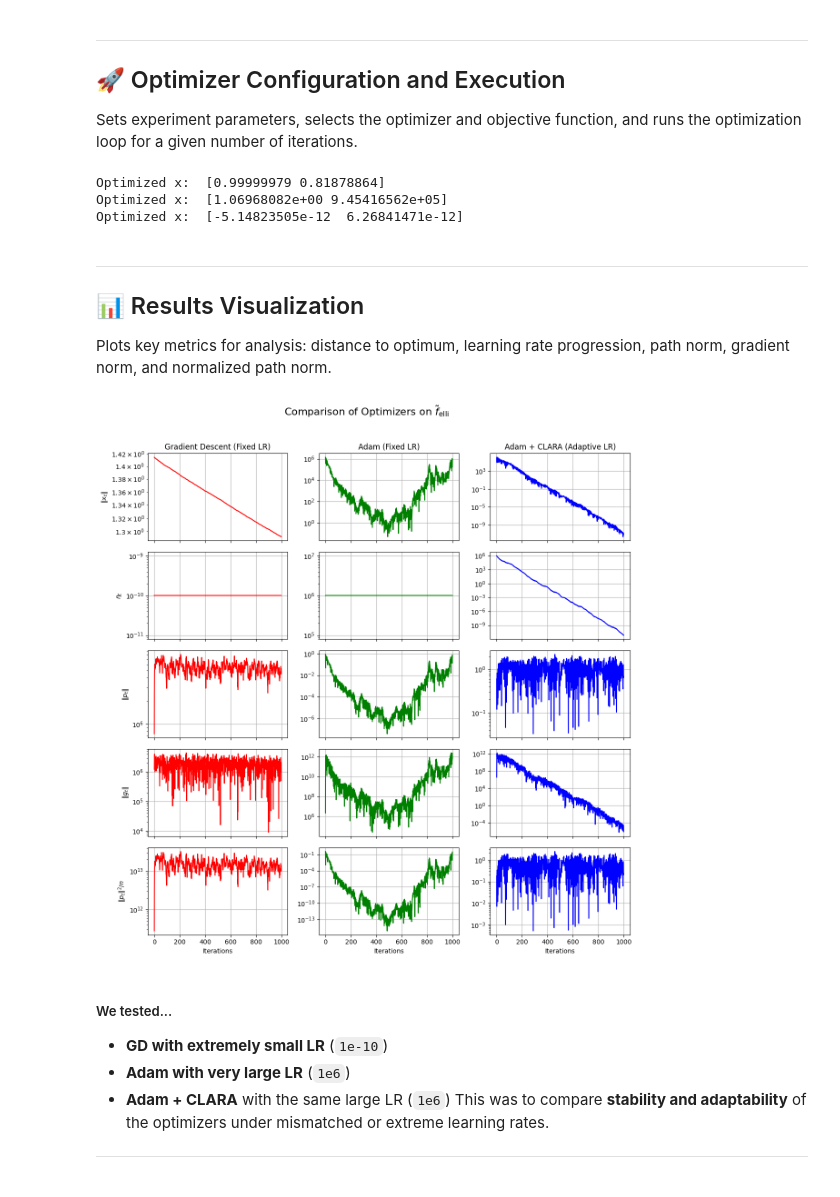
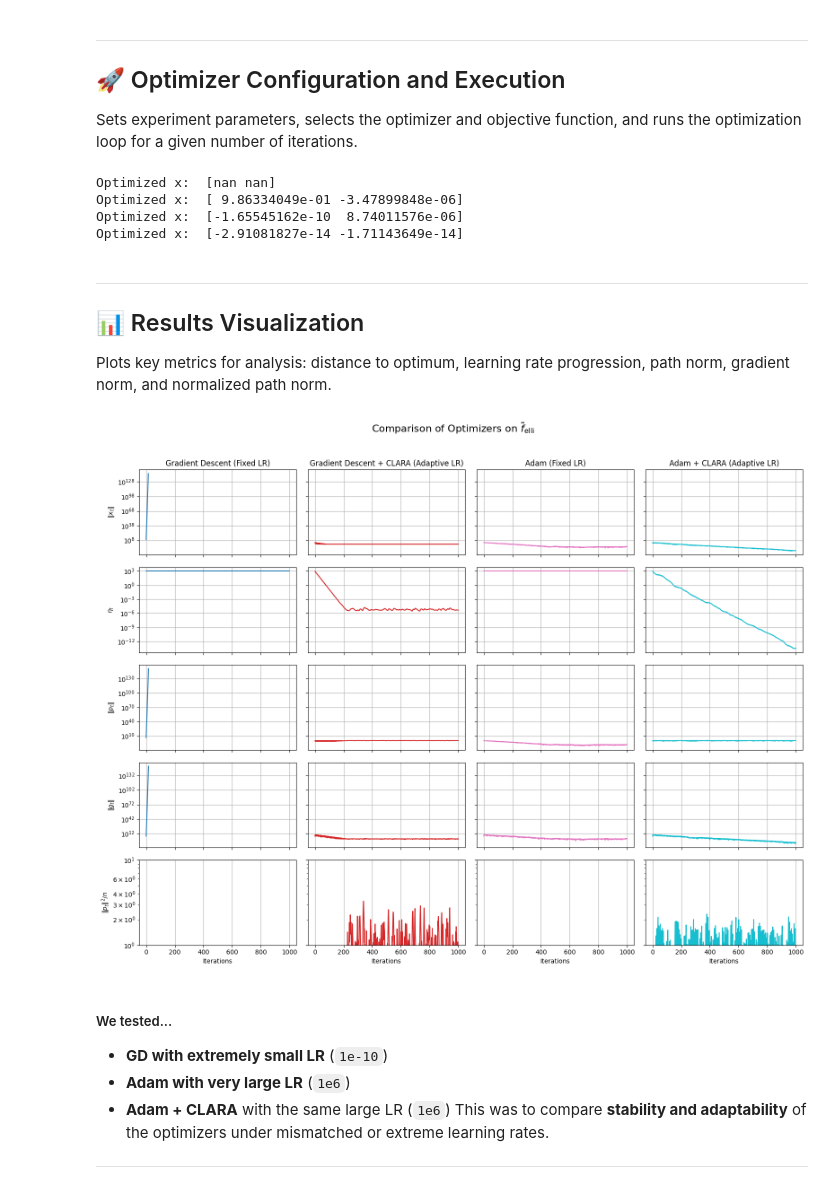
Before and after one commit to asmaatamna/cumulative-learning-rate-adaptation, a Jupyter notebook: TM_Adam_CLARA_numerical_functions copy.ipynb, the cells around one changed output. Saved outputs shown, nothing was run; the diff lists cells and outputs as text; code cells hidden in the pictures.

Commit message:
Added 4th plot for gradient descent with CLARA

```diff
--- a/TM_Adam_CLARA_numerical_functions copy.ipynb
+++ b/TM_Adam_CLARA_numerical_functions copy.ipynb
@@ -240,38 +240,42 @@ budget = 1000
 objective_gradient = noisy_grad_ellipsoid
 
 # Set method-specific learning rates
-lr_gd = 1e-10         # Much smaller for stability in vanilla GD
-lr_adam = 1e6         # Keep large to test Adam without adaptation
-lr_clara = 1e6        # Keep large to test CLARA's robustness
+lr = 1e3
 
 # Run Gradient Descent (fixed LR)
 candidate_solutions_gd, learning_rates_gd, path_norm_gd, grad_norm_gd = gradient_descent(
-    objective_gradient, x0.copy(), lr=lr_gd, iterations=budget, adapt_lr=False)
+    objective_gradient, x0.copy(), lr=lr, iterations=budget, adapt_lr=False)
+
+# Run Gradient Descent + CLARA (adaptive LR)
+candidate_solutions_gd_clara, learning_rates_gd_clara, path_norm_gd_clara, grad_norm_gd_clara = gradient_descent(
+    objective_gradient, x0.copy(), lr=lr, iterations=budget, adapt_lr=True)
 
 # Run Adam (fixed LR)
 candidate_solutions_adam, learning_rates_adam, path_norm_adam, grad_norm_adam = adam(
-    objective_gradient, x0.copy(), lr=lr_adam, iterations=budget, adapt_lr=False)
+    objective_gradient, x0.copy(), lr=lr, iterations=budget, adapt_lr=False)
 
 # Run Adam + CLARA (adaptive LR)
-candidate_solutions_clara, learning_rates_clara, path_norm_clara, grad_norm_clara = adam(
-    objective_gradient, x0.copy(), lr=lr_clara, iterations=budget, adapt_lr=True)
+candidate_solutions_adam_clara, learning_rates_adam_clara, path_norm_adam_clara, grad_norm_adam_clara = adam(
+    objective_gradient, x0.copy(), lr=lr, iterations=budget, adapt_lr=True)
 
 # Post-processing: compute metrics for each optimizer
 def compute_metrics(candidate_solutions, learning_rates, path_norm, grad_norm, dim):
     distance = [np.linalg.norm(x) for x in candidate_solutions]
-    norm_path = [ (p**2) / dim for p in path_norm ]
+    norm_path = [(p**2) / dim for p in path_norm]
     return [distance, learning_rates, path_norm, grad_norm, norm_path]
 
-results_gd    = compute_metrics(candidate_solutions_gd,    learning_rates_gd,    path_norm_gd,    grad_norm_gd,    dim)
-results_adam  = compute_metrics(candidate_solutions_adam,  learning_rates_adam,  path_norm_adam,  grad_norm_adam,  dim)
-results_clara = compute_metrics(candidate_solutions_clara, learning_rates_clara, path_norm_clara, grad_norm_clara, dim)
+results_gd = compute_metrics(candidate_solutions_gd, learning_rates_gd, path_norm_gd, grad_norm_gd, dim)
+results_gd_clara = compute_metrics(candidate_solutions_gd_clara, learning_rates_gd_clara, path_norm_gd_clara, grad_norm_gd_clara, dim)
+results_adam = compute_metrics(candidate_solutions_adam,  learning_rates_adam,  path_norm_adam,  grad_norm_adam,  dim)
+results_adam_clara = compute_metrics(candidate_solutions_adam_clara, learning_rates_adam_clara, path_norm_adam_clara, grad_norm_adam_clara, dim)
 
-results_all = [results_gd, results_adam, results_clara]
-method_names = ['Gradient Descent (Fixed LR)', 'Adam (Fixed LR)', 'Adam + CLARA (Adaptive LR)']
+results_all = [results_gd, results_gd_clara, results_adam, results_adam_clara]
+method_names = ['Gradient Descent (Fixed LR)', 'Gradient Descent + CLARA (Adaptive LR)', 'Adam (Fixed LR)', 'Adam + CLARA (Adaptive LR)']
 # %% [output]
-Optimized x:  [0.99999979 0.81878864]
-Optimized x:  [1.06968082e+00 9.45416562e+05]
-Optimized x:  [-5.14823505e-12  6.26841471e-12]
+Optimized x:  [nan nan]
+Optimized x:  [ 9.86334049e-01 -3.47899848e-06]
+Optimized x:  [-1.65545162e-10  8.74011576e-06]
+Optimized x:  [-2.91081827e-14 -1.71143649e-14]
 # %% [markdown]
 ----
 ## 📊 Results Visualization
@@ -279,37 +283,39 @@ Plots key metrics for analysis: distance to optimum, learning rate progression,
 # %%
 # Define row (metric) titles and y-axis labels
 row_titles = ['Distance to Optimum', 'Learning Rate', 'Path Norm', 'Gradient Norm', 'Normalized Path Norm']
 y_labels = [r'$\|x_t\|$', r'$\eta_t$', r'$\|p_t\|$', r'$\|g_t\|$', r'$\|p_t\|^2 / n$']
 
-# Colors for each method's plots (one color per column)
-colors = ['red', 'green', 'blue']
-
 n_rows = len(row_titles)
 n_cols = len(results_all)
 
+# Colors for each method's plots (one color per column)
+colormap = plt.get_cmap('tab10', n_cols)
+colors = [colormap(i) for i in range(n_cols)]
+
 # Set up the figure with one column per method and one row per metric
-fig, axes = plt.subplots(n_rows, n_cols, figsize=(4 * n_cols, 2.5 * n_rows), sharex=True)
+fig, axes = plt.subplots(n_rows, n_cols, figsize=(4 * n_cols, 2.5 * n_rows), sharex=True, sharey='row')
 fig.suptitle(r'Comparison of Optimizers on $\tilde{f}_\mathrm{elli}$', fontsize=16)
 
 # Plot each metric for each method
 for col, (results, method, color) in enumerate(zip(results_all, method_names, colors)):
     for row in range(n_rows):
         # Get the current axis; if only one column, axes[row] would be used
         ax = axes[row, col] if n_cols > 1 else axes[row]
         ax.semilogy(results[row], color=color)
         if col == 0:
             ax.set_ylabel(y_labels[row])
         if row == 0:
             ax.set_title(method)
         ax.grid(True)
         if row == n_rows - 1:
             ax.set_xlabel('Iterations')
 
 # Adjust layout to prevent overlap with the suptitle
 plt.tight_layout(rect=[0, 0, 1, 0.96])
+# plt.savefig(fig_name + '.pdf')
 plt.show()
 # %% [output]
-[figure, old version]
+[figure, new version]
 # %% [markdown]
 ##### We tested...
 - **GD with extremely small LR** (`1e-10`)
```
